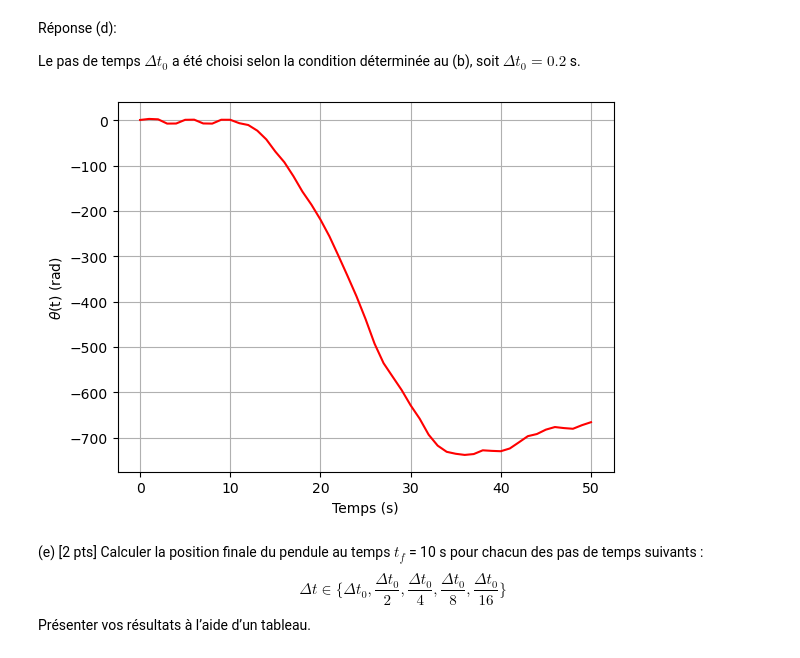
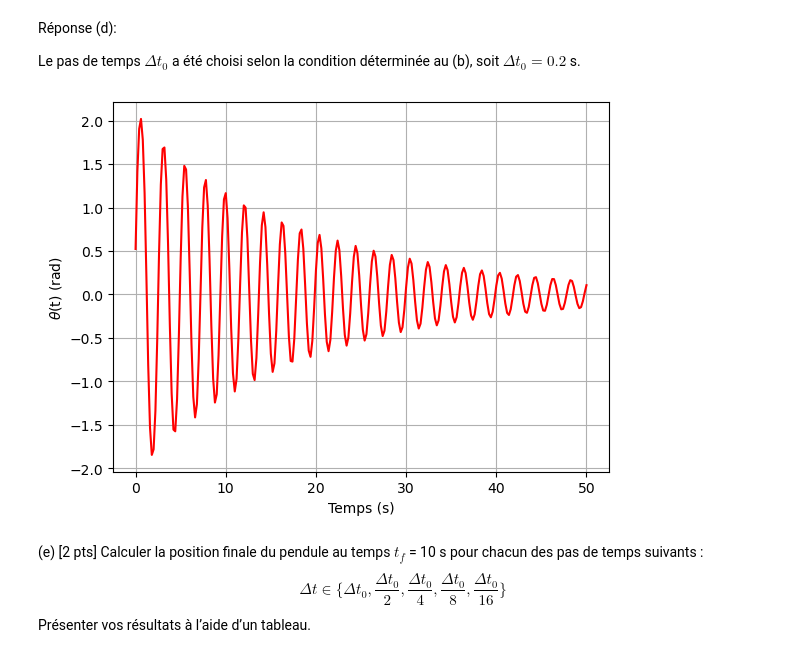
Before and after one commit to mldessu/projetsimu, a Jupyter notebook: Devoir 2/Equation_de_Newton.ipynb, the cells around one changed output. Cells and saved outputs as stored; diff of their text form; code cells hidden in the pictures.

```diff
--- a/Devoir 2/Equation_de_Newton.ipynb
+++ b/Devoir 2/Equation_de_Newton.ipynb
@@ -393,35 +393,35 @@ import matplotlib.pyplot as plt
 # Paramètres physiques du problème
 g = 9.81     # Champ gravitationnel (m²/s)
 m = 1.000    # Masse du pendule (kg)
 L = 1.000    # Longueur du câble (m)
 beta = 0.1   # Constante d'amortissement (1/s)
 
 # Conditions initiales
 theta0 = np.pi/6        # Position initiale (rad)
 omega0 = 5              # Vitesse inititale (rad/s)
 
 # Paramètres généraux de simulation
 tf = 50              # Temps final (s)
-dt0 = 1    # Pas de temps le plus élevé (s)
+dt0 = 0.2   # Pas de temps le plus élevé (s)
 N = tf/dt0            # Nombre d'itérations (conseil : s'assurer que dt soit un multiple entier de tf)
 
 # Initialisation
 t = np.arange(0, tf + dt0, dt0)  # Vecteur des valeurs t_n
 theta = np.zeros(int(N + 1))  # Vecteur des valeurs theta_n
 theta[0] = theta0
 theta[1] = theta0 + (1 - (beta * dt0) / 2) * omega0 * dt0 - (g / (2 * L) * (dt0 ** 2)) * np.sin(theta0)
 
 # Exécution
 for n in range(2, int(N + 1)):
     theta[n] = (4 * theta[n-1] - (2 - beta * dt0) * theta[n-2] - ((2 * g) / L * (dt0 ** 2)) * np.sin(theta[n-1])) / (2 + beta * dt0)
 
 plt.plot(t, theta, color='red')
 plt.xlabel('Temps (s)')
 plt.ylabel(r'$\theta$(t) (rad)')
 plt.grid()
 plt.show()
 # %% [output]
-[figure, old version]
+[figure, new version]
 # %% [markdown]
 (e) [2 pts] Calculer la position finale du pendule au temps $t_f$ = 10 s pour chacun des pas de
 temps suivants :
```
Also changed, not shown: parts of 2 cells of this notebook.
